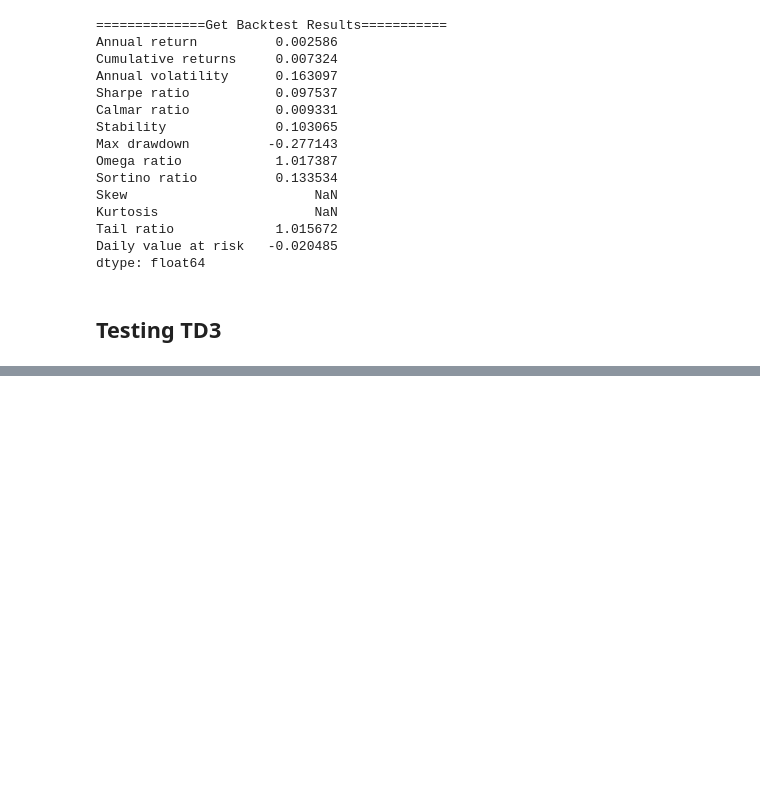
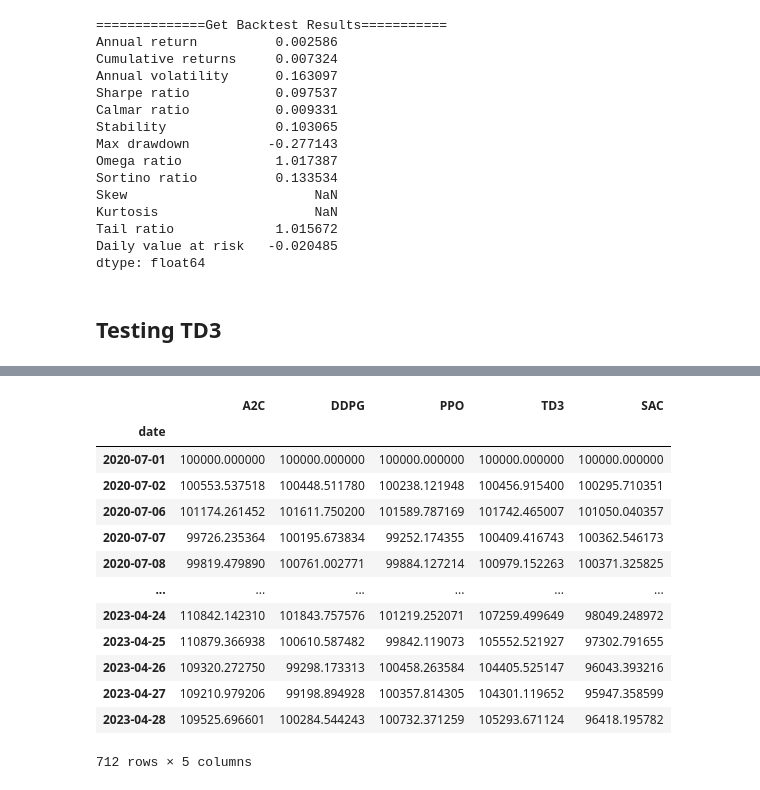
Before and after one commit to vanshrl9ine/Reinforcement-Learning-tools-for-Auto-Stock-Trading, a Jupyter notebook: TestonDOW.ipynb, the cells around one changed output, grey strips where cells are left out. Saved outputs shown, nothing was run; the diff lists cells and outputs as text; code cells hidden in the pictures; blank space fills up the shorter version.

```diff
--- a/TestonDOW.ipynb
+++ b/TestonDOW.ipynb
@@ -447,0 +549,17 @@ df_account_value_sac.tail()
+# %%
+result
+# %% [output]
+|  | A2C | DDPG | PPO | TD3 | SAC |
+| date |  |  |  |  |  |
+| 2020-07-01 | 100000.000000 | 100000.000000 | 100000.000000 | 100000.000000 | 100000.000000 |
+| 2020-07-02 | 100553.537518 | 100448.511780 | 100238.121948 | 100456.915400 | 100295.710351 |
+| 2020-07-06 | 101174.261452 | 101611.750200 | 101589.787169 | 101742.465007 | 101050.040357 |
+| 2020-07-07 | 99726.235364 | 100195.673834 | 99252.174355 | 100409.416743 | 100362.546173 |
+| 2020-07-08 | 99819.479890 | 100761.002771 | 99884.127214 | 100979.152263 | 100371.325825 |
+| ... | ... | ... | ... | ... | ... |
+| 2023-04-24 | 110842.142310 | 101843.757576 | 101219.252071 | 107259.499649 | 98049.248972 |
+| 2023-04-25 | 110879.366938 | 100610.587482 | 99842.119073 | 105552.521927 | 97302.791655 |
+| 2023-04-26 | 109320.272750 | 99298.173313 | 100458.263584 | 104405.525147 | 96043.393216 |
+| 2023-04-27 | 109210.979206 | 99198.894928 | 100357.814305 | 104301.119652 | 95947.358599 |
+| 2023-04-28 | 109525.696601 | 100284.544243 | 100732.371259 | 105293.671124 | 96418.195782 |
+712 rows × 5 columns
```
Also changed, not shown: parts of 26 cells of this notebook, 8 other files.
